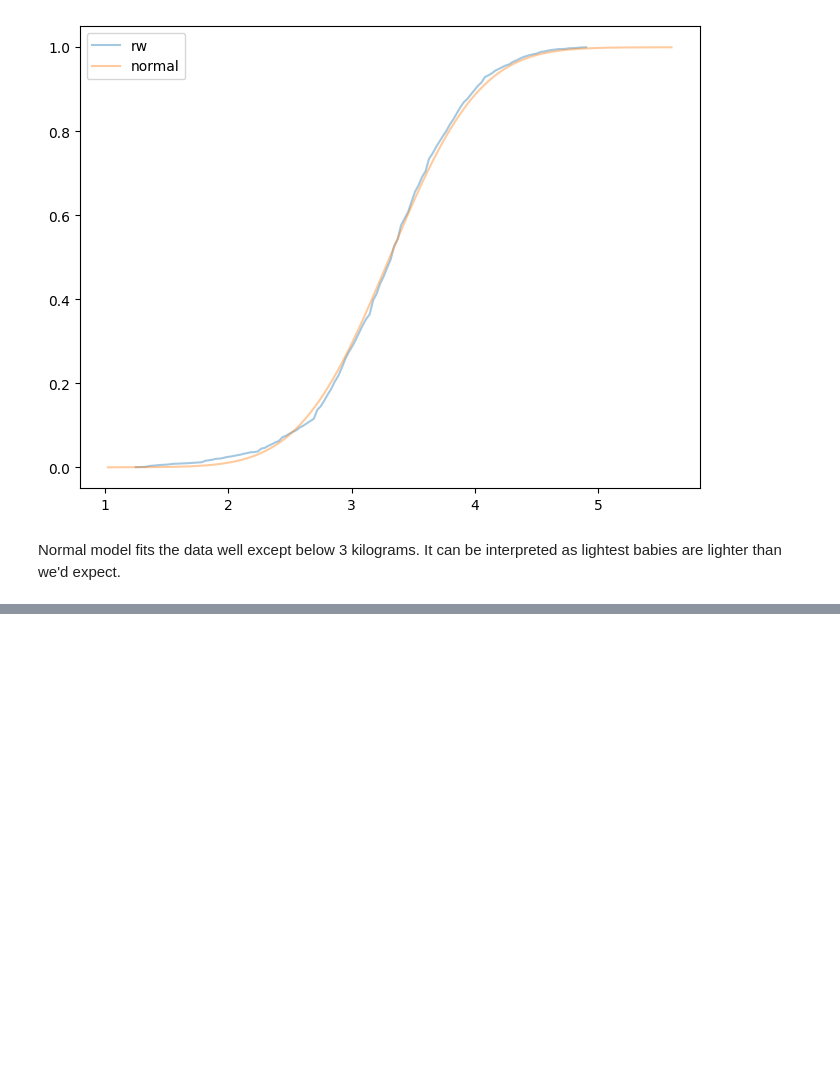
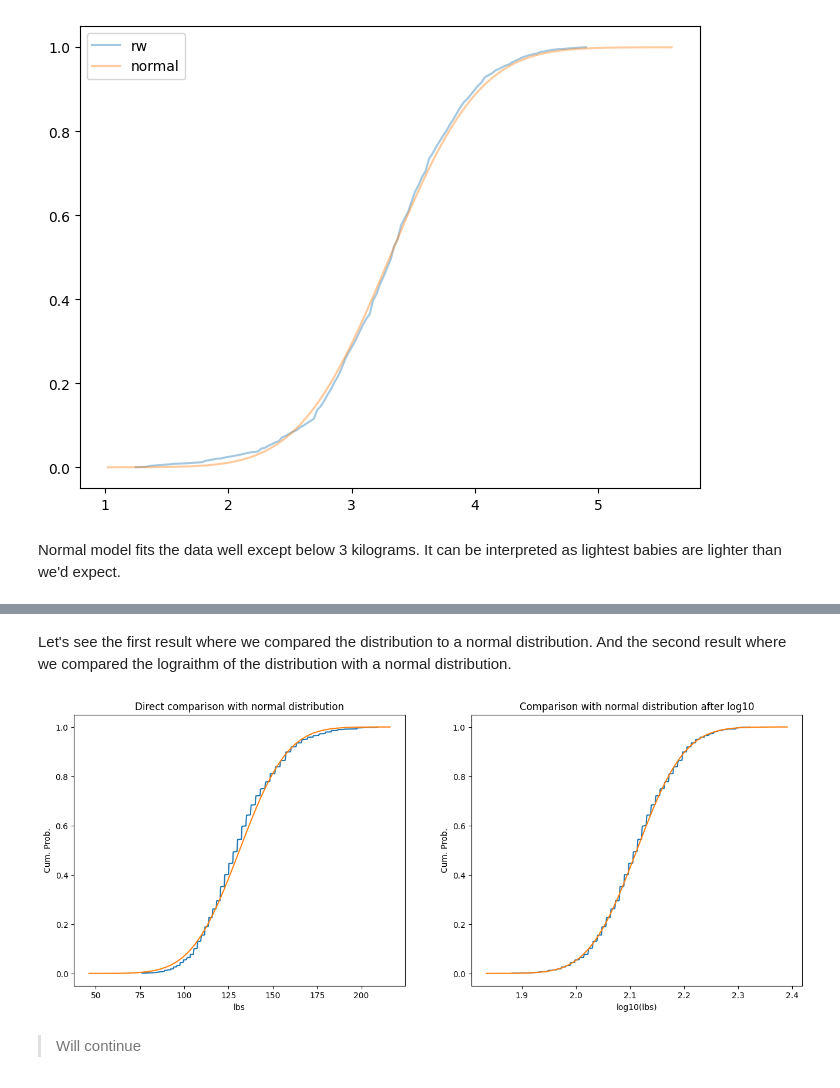
Before and after one commit to dybdeskarphet/statistics, a Jupyter notebook: notes/think_stats/05_modeling_distributions.ipynb, the cells around one changed output, grey strips where cells are left out. Drawn from its saved outputs; the diff is of its cells as text; code cells hidden in the pictures; blank space fills up the shorter version.

```diff
--- a/notes/think_stats/05_modeling_distributions.ipynb
+++ b/notes/think_stats/05_modeling_distributions.ipynb
@@ -689,0 +866,5 @@ Normal model fits the data well except below 3 kilograms. It can be interpreted
+# %%
+sim_weights_log_cdf = (
+    pd.Series(np.log10(sim_weights)).value_counts(normalize=True).sort_index().cumsum()
+)
+print(sim_weights_log_cdf)
@@ -689,0 +884,6 @@ Normal model fits the data well except below 3 kilograms. It can be interpreted
+# %%
+mean_log, std_log = np.mean(np.log10(sim_weights)), np.std(np.log10(sim_weights))
+low_log, high_log = mean_log - 4 * std_log, mean_log + 4 * std_log
+sim_cdf_size = sim_weights_log_cdf.count()
+print(mean_log, std_log)
+print(low_log, high_log)
@@ -689,0 +893,3 @@ Normal model fits the data well except below 3 kilograms. It can be interpreted
+# %%
+x_ticks = np.linspace(low_log, high_log, sim_cdf_size)
+print(x_ticks)
@@ -689,0 +914,4 @@ Normal model fits the data well except below 3 kilograms. It can be interpreted
+# %%
+norm_dist_log = norm.cdf(x_ticks, loc=mean_log, scale=std_log)
+norm_dist_log_cdf = pd.Series(norm_dist_log, index=x_ticks)
+norm_dist_log_cdf
@@ -689,0 +931,19 @@ Normal model fits the data well except below 3 kilograms. It can be interpreted
+# %% [markdown]
+Let's see the first result where we compared the distribution to a normal distribution. And the second result where we compared the lograithm of the distribution with a normal distribution.
+# %%
+fig, ax = plt.subplots(1, 2, figsize=(16, 6))
+ax[0].plot(sim_weights_cdf.index, sim_weights_cdf)
+ax[0].plot(norm_dist_cdf.index, norm_dist_cdf)
+ax[1].plot(sim_weights_log_cdf.index, sim_weights_log_cdf)
+ax[1].plot(norm_dist_log_cdf.index, norm_dist_log_cdf)
+ax[0].set_title("Direct comparison with normal distribution")
+ax[1].set_title("Comparison with normal distribution after log10")
+ax[0].set_ylabel("Cum. Prob.")
+ax[1].set_ylabel("Cum. Prob.")
+ax[0].set_xlabel("lbs")
+ax[1].set_xlabel("log10(lbs)")
+plt.show()
+# %% [output]
+[figure, added]
+# %% [markdown]
+> Will continue
```
Also changed, not shown: parts of 54 cells of this notebook, 1 other file.
